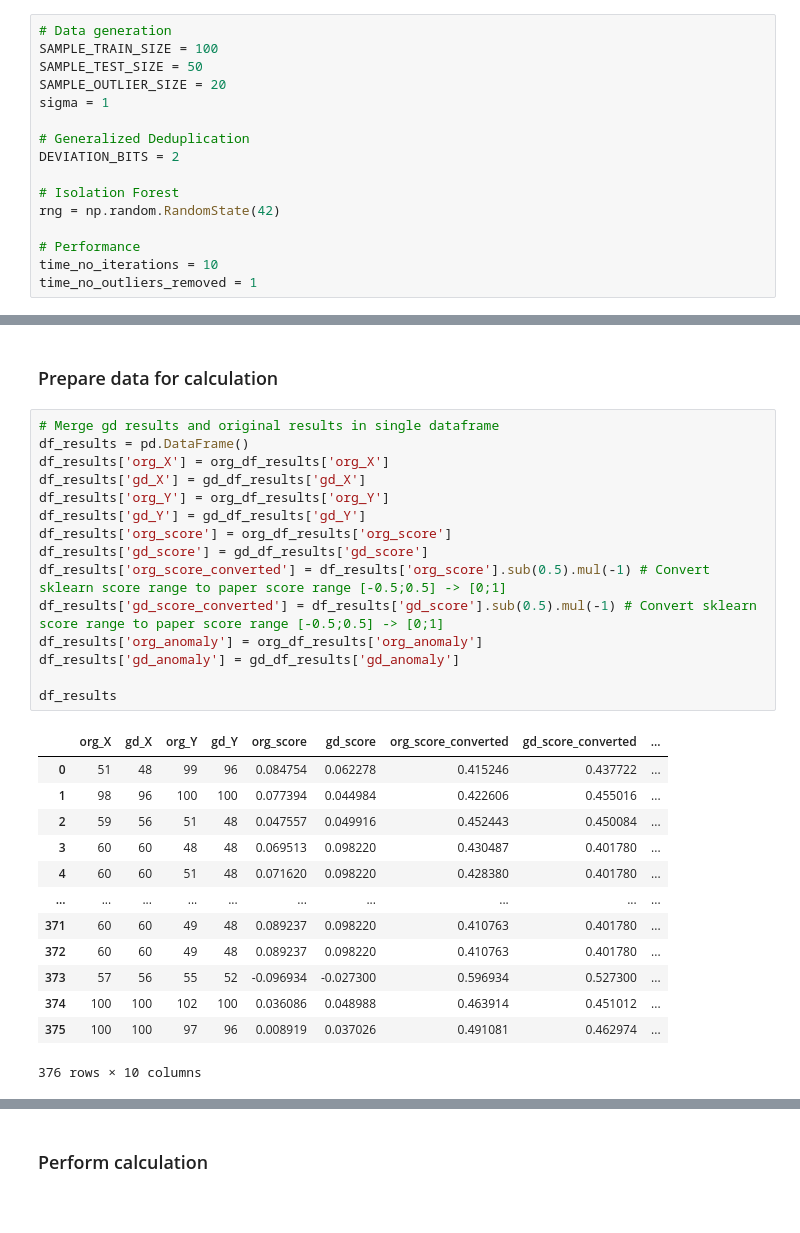
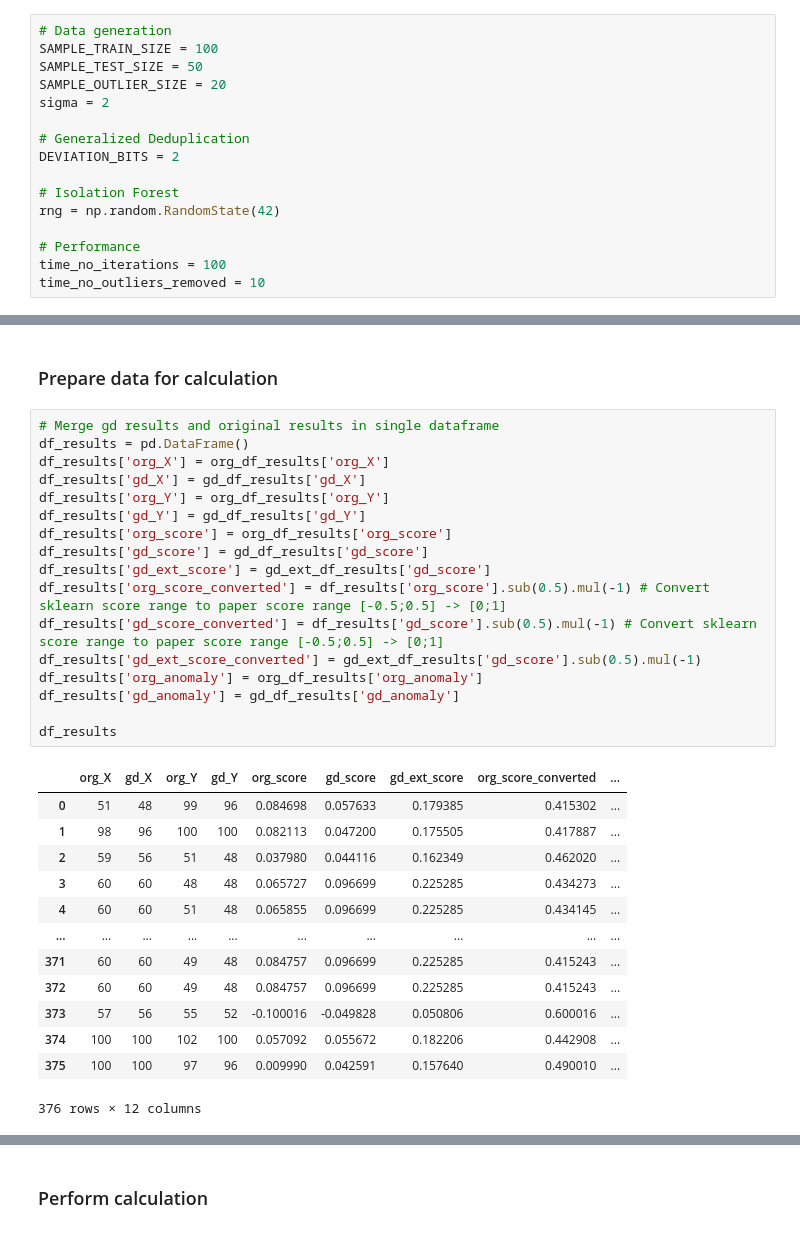
Before and after one commit to mlRosenquist/au-mlr-research-and-development-dedup, a Jupyter notebook: src/synthetic-dataset-2d.ipynb, the cells around one changed output, grey strips where cells are left out. Drawn from its saved outputs; the diff is of its cells as text.

```diff
--- a/src/synthetic-dataset-2d.ipynb
+++ b/src/synthetic-dataset-2d.ipynb
@@ -25,7 +25,7 @@ from sklearn.model_selection import train_test_split
 SAMPLE_TRAIN_SIZE = 100
 SAMPLE_TEST_SIZE = 50
 SAMPLE_OUTLIER_SIZE = 20
-sigma = 1
+sigma = 2
 
 # Generalized Deduplication
 DEVIATION_BITS = 2
@@ -34,8 +34,8 @@ DEVIATION_BITS = 2
 rng = np.random.RandomState(42)
 
 # Performance
-time_no_iterations = 10
-time_no_outliers_removed = 1
+time_no_iterations = 100
+time_no_outliers_removed = 10
 # %% [markdown]
 # Load Data
 # %% [markdown]
@@ -266,32 +266,34 @@ df_unique.head()
 # %%
 # Merge gd results and original results in single dataframe
 df_results = pd.DataFrame()
 df_results['org_X'] = org_df_results['org_X']
 df_results['gd_X'] = gd_df_results['gd_X']
 df_results['org_Y'] = org_df_results['org_Y']
 df_results['gd_Y'] = gd_df_results['gd_Y']
 df_results['org_score'] = org_df_results['org_score']
 df_results['gd_score'] = gd_df_results['gd_score']
+df_results['gd_ext_score'] = gd_ext_df_results['gd_score']
 df_results['org_score_converted'] = df_results['org_score'].sub(0.5).mul(-1) # Convert sklearn score range to paper score range [-0.5;0.5] -> [0;1]
 df_results['gd_score_converted'] = df_results['gd_score'].sub(0.5).mul(-1) # Convert sklearn score range to paper score range [-0.5;0.5] -> [0;1]
+df_results['gd_ext_score_converted'] = gd_ext_df_results['gd_score'].sub(0.5).mul(-1)
 df_results['org_anomaly'] = org_df_results['org_anomaly']
 df_results['gd_anomaly'] = gd_df_results['gd_anomaly']
 
 df_results
 # %% [output]
-|  | org_X | gd_X | org_Y | gd_Y | org_score | gd_score | org_score_converted | gd_score_converted | ... |
-| 0 | 51 | 48 | 99 | 96 | 0.084754 | 0.062278 | 0.415246 | 0.437722 | ... |
-| 1 | 98 | 96 | 100 | 100 | 0.077394 | 0.044984 | 0.422606 | 0.455016 | ... |
-| 2 | 59 | 56 | 51 | 48 | 0.047557 | 0.049916 | 0.452443 | 0.450084 | ... |
-| 3 | 60 | 60 | 48 | 48 | 0.069513 | 0.098220 | 0.430487 | 0.401780 | ... |
-| 4 | 60 | 60 | 51 | 48 | 0.071620 | 0.098220 | 0.428380 | 0.401780 | ... |
+|  | org_X | gd_X | org_Y | gd_Y | org_score | gd_score | gd_ext_score | org_score_converted | ... |
+| 0 | 51 | 48 | 99 | 96 | 0.084698 | 0.057633 | 0.179385 | 0.415302 | ... |
+| 1 | 98 | 96 | 100 | 100 | 0.082113 | 0.047200 | 0.175505 | 0.417887 | ... |
+| 2 | 59 | 56 | 51 | 48 | 0.037980 | 0.044116 | 0.162349 | 0.462020 | ... |
+| 3 | 60 | 60 | 48 | 48 | 0.065727 | 0.096699 | 0.225285 | 0.434273 | ... |
+| 4 | 60 | 60 | 51 | 48 | 0.065855 | 0.096699 | 0.225285 | 0.434145 | ... |
 | ... | ... | ... | ... | ... | ... | ... | ... | ... | ... |
-| 371 | 60 | 60 | 49 | 48 | 0.089237 | 0.098220 | 0.410763 | 0.401780 | ... |
-| 372 | 60 | 60 | 49 | 48 | 0.089237 | 0.098220 | 0.410763 | 0.401780 | ... |
-| 373 | 57 | 56 | 55 | 52 | -0.096934 | -0.027300 | 0.596934 | 0.527300 | ... |
-| 374 | 100 | 100 | 102 | 100 | 0.036086 | 0.048988 | 0.463914 | 0.451012 | ... |
-| 375 | 100 | 100 | 97 | 96 | 0.008919 | 0.037026 | 0.491081 | 0.462974 | ... |
+| 371 | 60 | 60 | 49 | 48 | 0.084757 | 0.096699 | 0.225285 | 0.415243 | ... |
+| 372 | 60 | 60 | 49 | 48 | 0.084757 | 0.096699 | 0.225285 | 0.415243 | ... |
+| 373 | 57 | 56 | 55 | 52 | -0.100016 | -0.049828 | 0.050806 | 0.600016 | ... |
+| 374 | 100 | 100 | 102 | 100 | 0.057092 | 0.055672 | 0.182206 | 0.442908 | ... |
+| 375 | 100 | 100 | 97 | 96 | 0.009990 | 0.042591 | 0.157640 | 0.490010 | ... |
-376 rows × 10 columns
+376 rows × 12 columns
 # %%
 
 # Add score and anomaly to df_uniques
```
Also changed, not shown: parts of 15 cells of this notebook, 17 other files.
